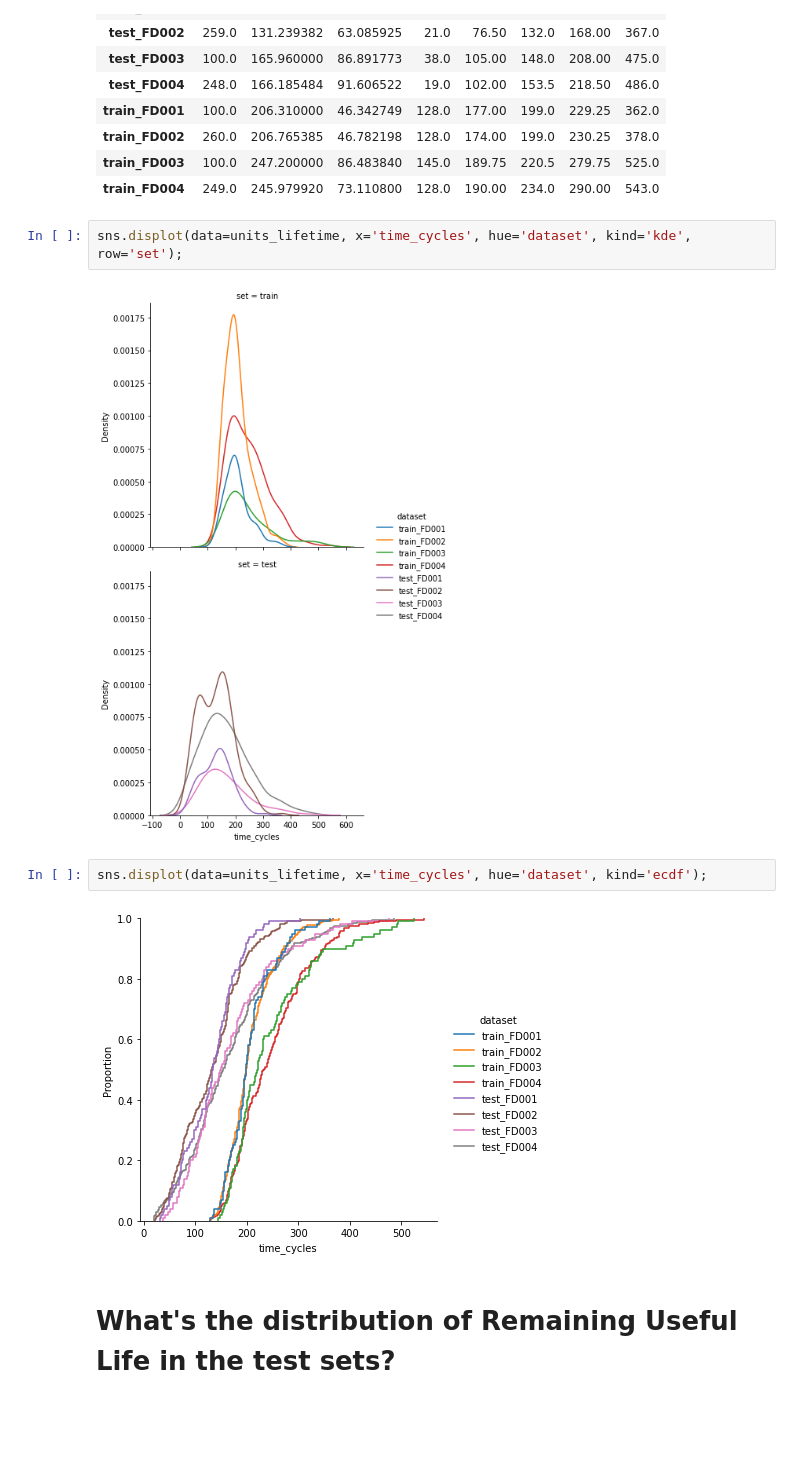
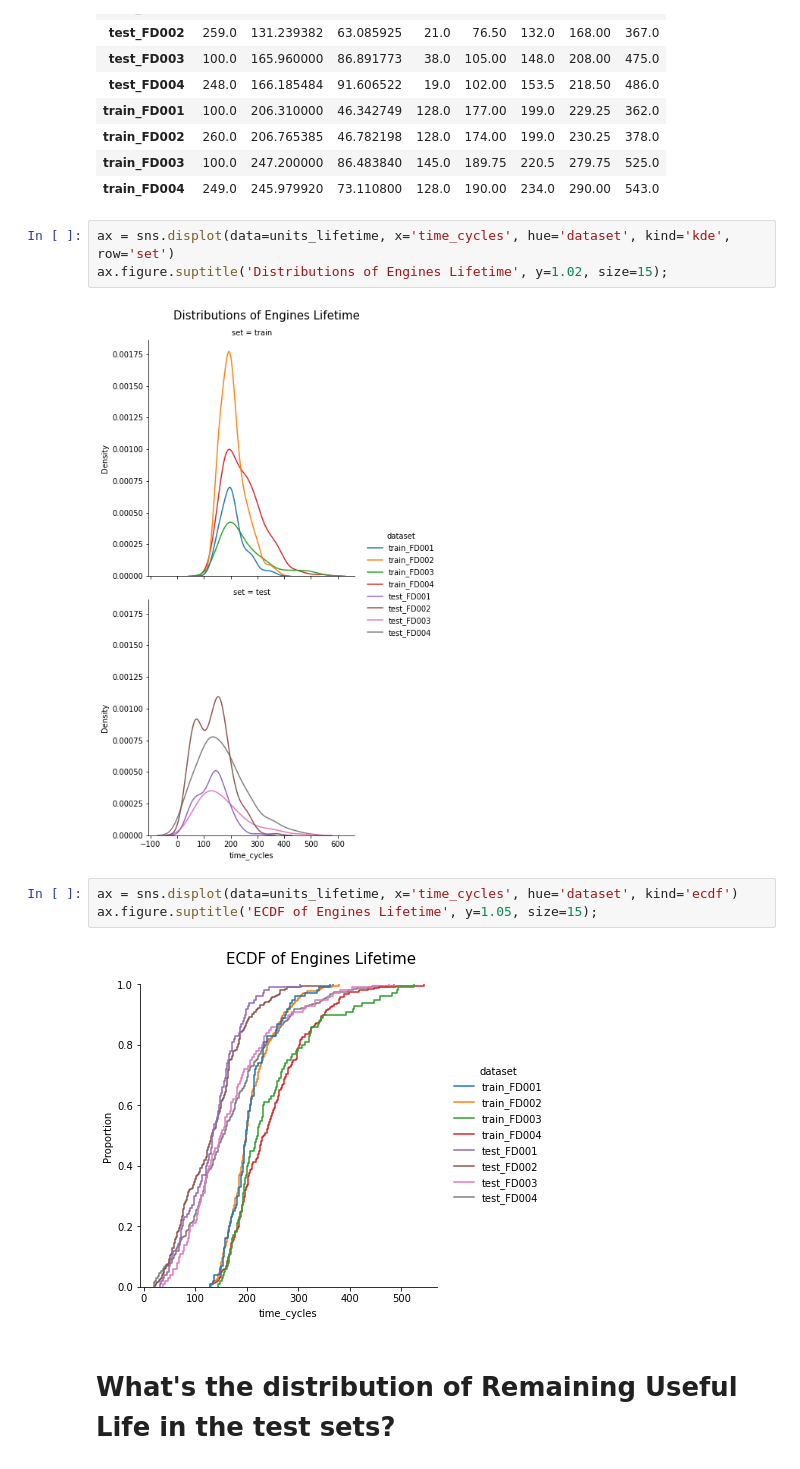
Before and after one commit to delta1epsilon/turbofan-remaining-life-prediction, a Jupyter notebook: 1-EDA.ipynb, the cells around one changed output. Drawn from its saved outputs; the diff is of its cells as text; blank space fills up the shorter version.

Commit message:
update figures

```diff
--- a/1-EDA.ipynb
+++ b/1-EDA.ipynb
@@ -211,13 +211,15 @@ units_lifetime.groupby('dataset')['time_cycles'].describe()
 | train_FD003 | 100.0 | 247.200000 | 86.483840 | 145.0 | 189.75 | 220.5 | 279.75 | 525.0 |
 | train_FD004 | 249.0 | 245.979920 | 73.110800 | 128.0 | 190.00 | 234.0 | 290.00 | 543.0 |
 # %%
-sns.displot(data=units_lifetime, x='time_cycles', hue='dataset', kind='kde', row='set');
+ax = sns.displot(data=units_lifetime, x='time_cycles', hue='dataset', kind='kde', row='set')
+ax.figure.suptitle('Distributions of Engines Lifetime', y=1.02, size=15);
 # %% [output]
-[figure, old version]
+[figure, new version]
 # %%
-sns.displot(data=units_lifetime, x='time_cycles', hue='dataset', kind='ecdf');
+ax = sns.displot(data=units_lifetime, x='time_cycles', hue='dataset', kind='ecdf')
+ax.figure.suptitle('ECDF of Engines Lifetime', y=1.05, size=15);
 # %% [output]
-[figure, old version]
+[figure, new version]
 # %% [markdown]
 # What's the distribution of Remaining Useful Life in the test sets?
 # %%
```
Also changed, not shown: parts of 3 cells of this notebook.
